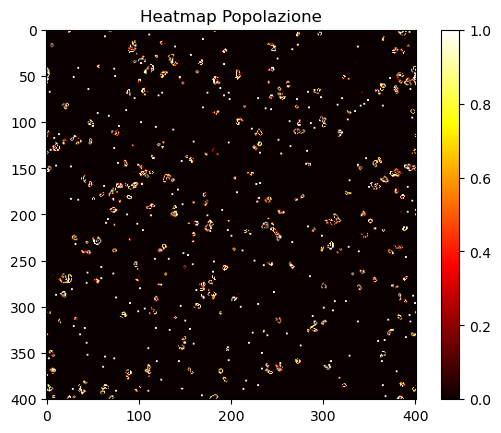
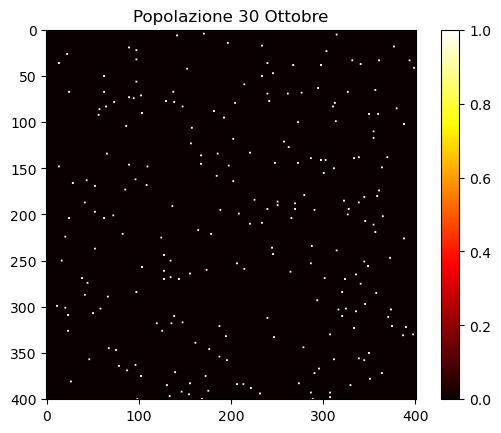
The change to this notebook cell's code, shown as a diff; its figure went from the first image to the second:
--- before
+++ after
@@ -8,4 +8,6 @@
 plt.imshow(POPOLAZIONE[0], cmap='hot')
 plt.colorbar()
-plt.title('Heatmap Popolazione')
+titolo = 'Popolazione 30 Ottobre'
+plt.title(titolo)
+plt.savefig(titolo)
 plt.show()

Commit: Beccaria disse che la tortura non conduce mai alla verità, eppure oggi mi pare che conduca alla mia vita